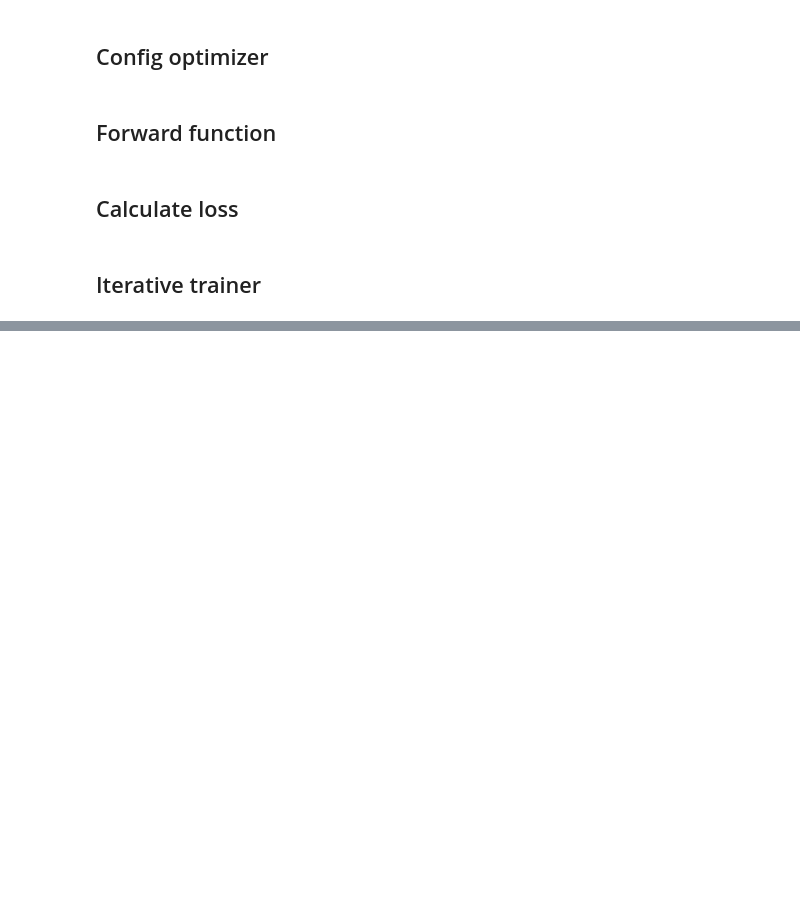
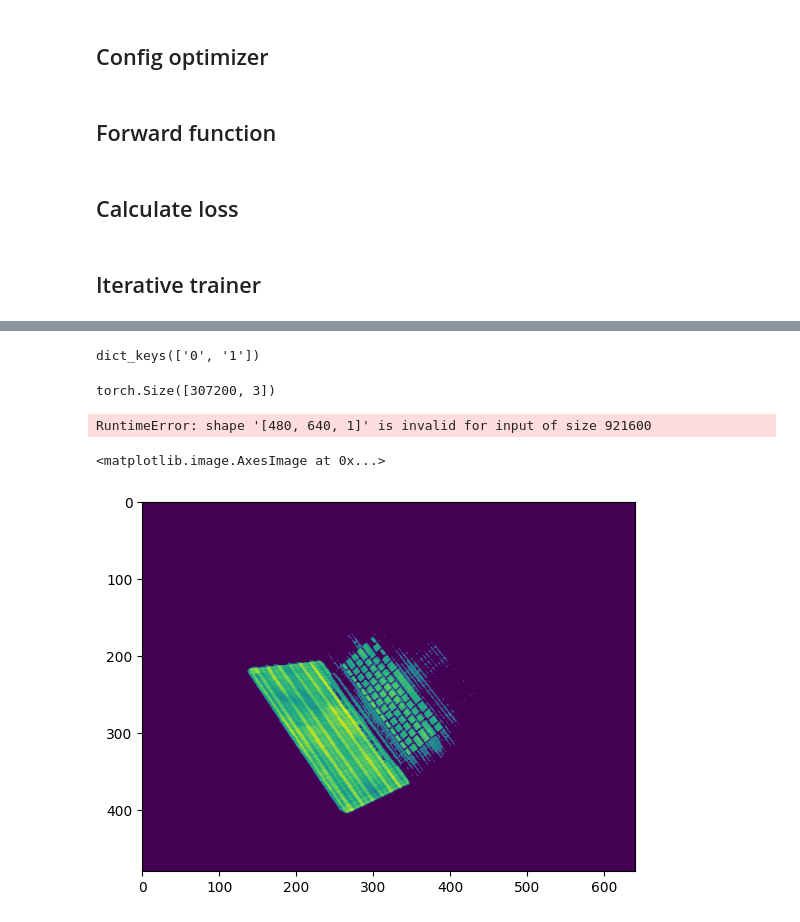
Before and after one commit to DJNing/articulated-object-nerf, a Jupyter notebook: inerf_seg.ipynb, the cells around one changed output, grey strips where cells are left out. Drawn from its saved outputs; the diff is of its cells as text; code cells hidden in the pictures; blank space fills up the shorter version.

```diff
--- a/inerf_seg.ipynb
+++ b/inerf_seg.ipynb
@@ -327,7 +399,10 @@ def get_mask_total_loss(mask_dict):
 # %%
 from tqdm import tqdm
 optimize_step = 200
+pbar = tqdm(total=optimize_step, dynamic_ncols=True)
 for training_step in range(optimize_step):
+
+
     optimizer.zero_grad()
     data_dict = fetch_img(data_root, transform_meta)
 
@@ -362,12 +437,26 @@ for training_step in range(optimize_step):
         input_dict['part_code'] = part_code
         rendered_results = nerfseg(input_dict, False, True, near, far)
         result_dict[part_id] = rendered_results
-    photo_dict = get_photo_loss(result_dict, target_dict)
-    mask_dict = get_mask_loss(result_dict, target_dict)
-    photo_loss = get_photo_loss_total(photo_dict)
-    mask_loss = get_mask_total_loss(mask_dict)
-    total_loss = photo_loss + mask_loss
-    if training_step % 10 == 0:
-        print('Results at step %d: mask loss: %.5f, photo loss: %.5f, total loss: %.5f' %(training_step, mask_loss.item(), photo_loss.item(), total_loss.item()))
+
+    if hparams.use_part_condition:
+        photo_dict = get_photo_loss(result_dict, target_dict)
+        mask_dict = get_mask_loss(result_dict, target_dict)
+        photo_loss = get_photo_loss_total(photo_dict)
+        mask_loss = get_mask_total_loss(mask_dict)
+        total_loss = photo_loss + mask_loss
+    else:
+        mask_loss_dict = get_mask_loss_multiclass(result_dict, target_dict)
+        photo_loss_dict = get_photo_loss_multiclass(result_dict, target_dict)
+        mask_loss = mask_loss_dict['total_loss']
+        photo_loss = photo_loss_dict['total_loss']
+        total_loss = mask_loss# +  1e-4 * photo_loss
+    # if training_step % 10 == 0:
+    #     print('Results at step %d: mask loss: %.5E, photo loss: %.5E, total loss: %.5E' %(training_step, mask_loss.item(), photo_loss.item(), total_loss.item()))
+
     total_loss.backward()
     optimizer.step()
+    pbar.set_postfix({"Step": training_step, "Mask": f"{mask_loss.item():.5E}", "Photo": f"{photo_loss.item():.5E}", "Total": f"{total_loss.item():.5E}"}, refresh=True)
+    pbar.update()
+
+# release vram
+torch.cuda.empty_cache()
@@ -387,0 +513,3 @@ tensor([-0.2190,  0.0573, -0.1077], device='cuda:0', requires_grad=True)
+# %%
+data_dict = fetch_img(data_root, transform_meta)
+render_result_test = render_part_img(nerfseg, data_dict['directions'], data_dict['pose'], art_dict)
@@ -387,0 +518,22 @@ tensor([-0.2190,  0.0573, -0.1077], device='cuda:0', requires_grad=True)
+# %%
+render_result_test.keys()
+# %% [output]
+dict_keys(['0', '1'])
+# %%
+render_result_test['0']['rgb'].shape
+# %% [output]
+torch.Size([307200, 3])
+# %%
+w, h = 640, 480
+img_part_0 = render_result_test['0']['seg'].view([h, w, 1]).cpu().numpy()
+img_part_0[img_part_0 < 0.5] = 0
+plt.imshow(img_part_0)
+# %% [output]
+RuntimeError: shape '[480, 640, 1]' is invalid for input of size 921600
+# %%
+img_part_1 = render_result_test['1']['seg'].view([h, w, 1]).cpu().numpy()
+img_part_1[img_part_1 < 0.5] = 0
+plt.imshow(img_part_1)
+# %% [output]
+<matplotlib.image.AxesImage at 0x...>
+[figure, added]
```
Also changed, not shown: parts of 12 cells of this notebook, 4 other files.
